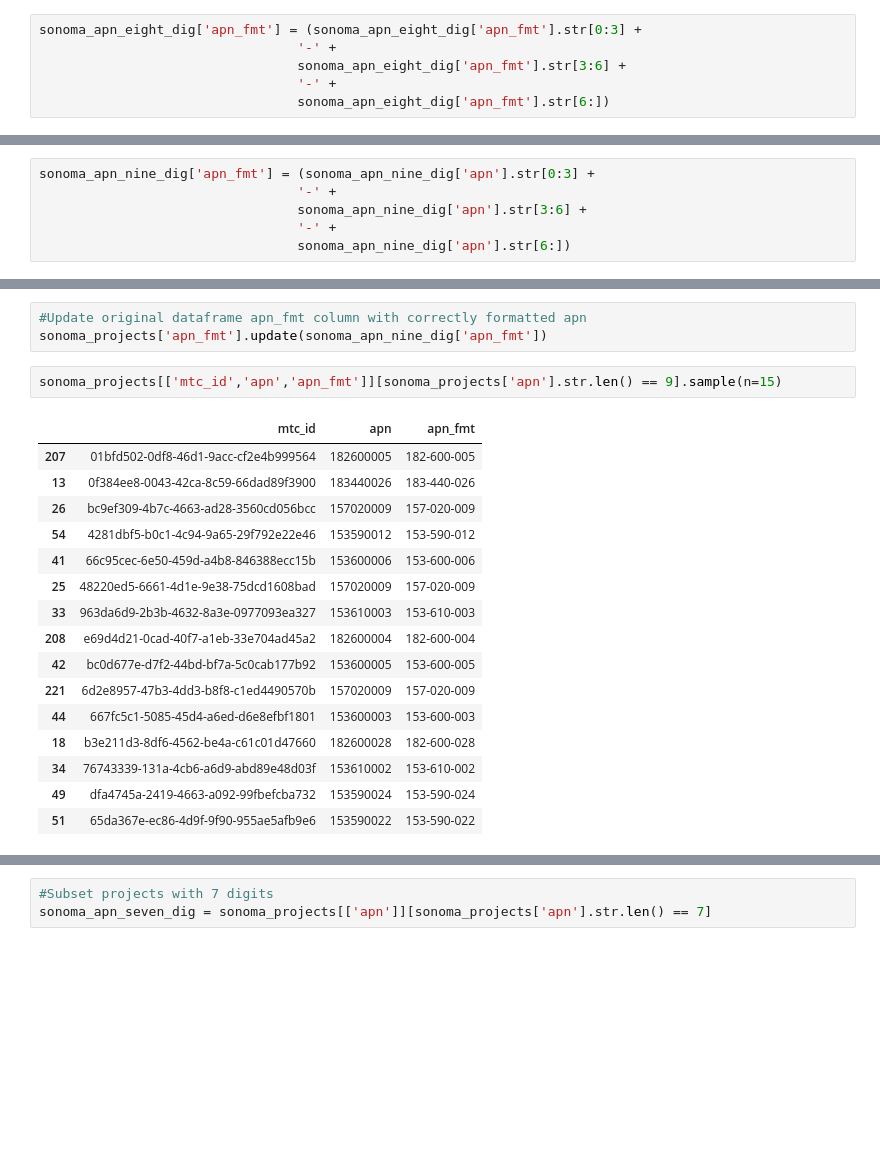
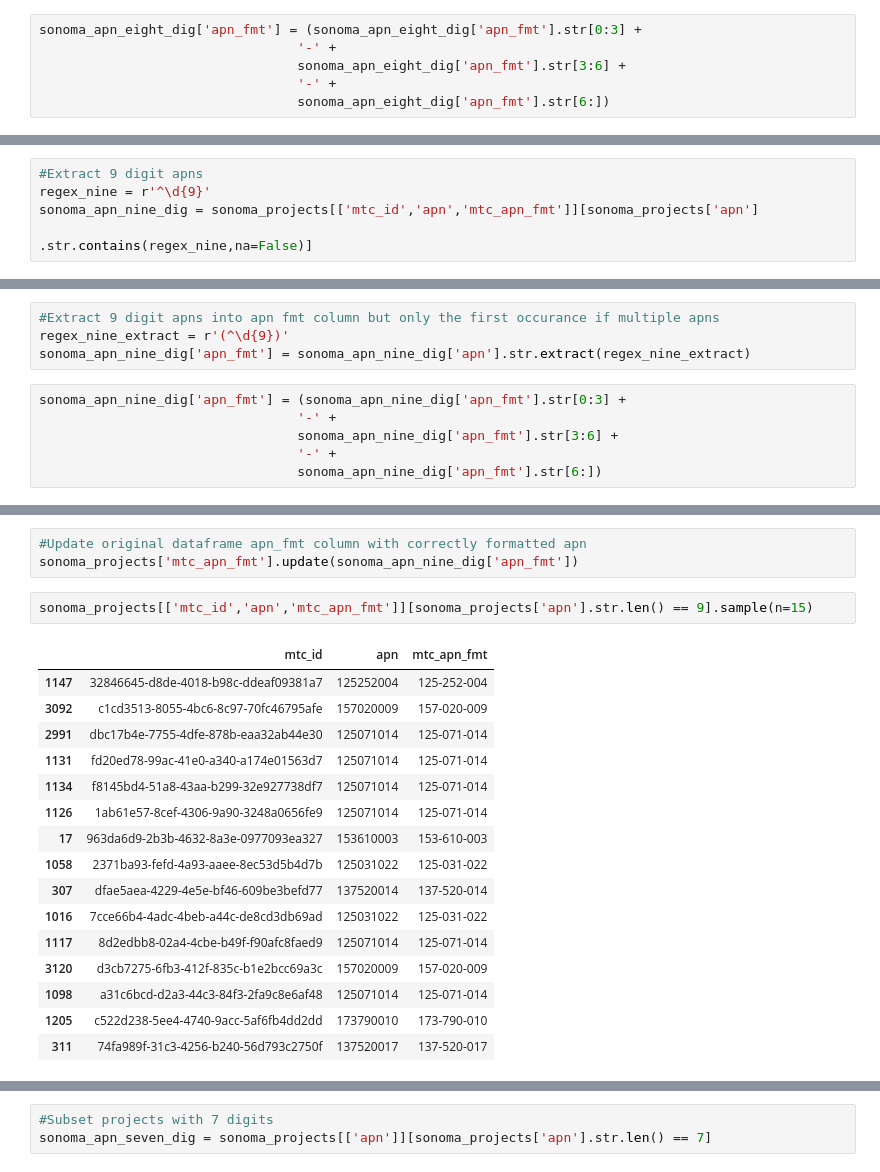
Before and after one commit to BayAreaMetro/MTCDataModel, a Jupyter notebook: Project-Documentation/hcd/HCD Annual Progress Report APN Match Sonoma County.ipynb, the cells around one changed output, grey strips where cells are left out. Saved outputs shown, nothing was run; the diff lists cells and outputs as text; blank space fills up the shorter version.

```diff
--- a/Project-Documentation/hcd/HCD Annual Progress Report APN Match Sonoma County.ipynb
+++ b/Project-Documentation/hcd/HCD Annual Progress Report APN Match Sonoma County.ipynb
@@ -283,0 +152,5 @@ sonoma_apn_nine_dig = sonoma_projects[['mtc_id','apn','apn_fmt']][sonoma_project
+# %%
+#Extract 9 digit apns
+regex_nine = r'^\d{9}'
+sonoma_apn_nine_dig = sonoma_projects[['mtc_id','apn','mtc_apn_fmt']][sonoma_projects['apn']
+                                                                      .str.contains(regex_nine,na=False)]
@@ -284,9 +161,13 @@ sonoma_apn_nine_dig = sonoma_projects[['mtc_id','apn','apn_fmt']][sonoma_project
+# %%
+#Extract 9 digit apns into apn fmt column but only the first occurance if multiple apns
+regex_nine_extract = r'(^\d{9})'
+sonoma_apn_nine_dig['apn_fmt'] = sonoma_apn_nine_dig['apn'].str.extract(regex_nine_extract)
 # %%
-sonoma_apn_nine_dig['apn_fmt'] = (sonoma_apn_nine_dig['apn'].str[0:3] +
+sonoma_apn_nine_dig['apn_fmt'] = (sonoma_apn_nine_dig['apn_fmt'].str[0:3] +
                                  '-' +
-                                 sonoma_apn_nine_dig['apn'].str[3:6] +
+                                 sonoma_apn_nine_dig['apn_fmt'].str[3:6] +
                                  '-' +
-                                 sonoma_apn_nine_dig['apn'].str[6:])
+                                 sonoma_apn_nine_dig['apn_fmt'].str[6:])
 # %%
 sonoma_apn_nine_dig
 # %% [output]
@@ -306,23 +187,23 @@ sonoma_apn_nine_dig
 # %%
 #Update original dataframe apn_fmt column with correctly formatted apn
-sonoma_projects['apn_fmt'].update(sonoma_apn_nine_dig['apn_fmt'])
+sonoma_projects['mtc_apn_fmt'].update(sonoma_apn_nine_dig['apn_fmt'])
 # %%
-sonoma_projects[['mtc_id','apn','apn_fmt']][sonoma_projects['apn'].str.len() == 9].sample(n=15)
+sonoma_projects[['mtc_id','apn','mtc_apn_fmt']][sonoma_projects['apn'].str.len() == 9].sample(n=15)
 # %% [output]
-|  | mtc_id | apn | apn_fmt |
-| 207 | 01bfd502-0df8-46d1-9acc-cf2e4b999564 | 182600005 | 182-600-005 |
-| 13 | 0f384ee8-0043-42ca-8c59-66dad89f3900 | 183440026 | 183-440-026 |
-| 26 | bc9ef309-4b7c-4663-ad28-3560cd056bcc | 157020009 | 157-020-009 |
-| 54 | 4281dbf5-b0c1-4c94-9a65-29f792e22e46 | 153590012 | 153-590-012 |
-| 41 | 66c95cec-6e50-459d-a4b8-846388ecc15b | 153600006 | 153-600-006 |
-| 25 | 48220ed5-6661-4d1e-9e38-75dcd1608bad | 157020009 | 157-020-009 |
-| 33 | 963da6d9-2b3b-4632-8a3e-0977093ea327 | 153610003 | 153-610-003 |
-| 208 | e69d4d21-0cad-40f7-a1eb-33e704ad45a2 | 182600004 | 182-600-004 |
-| 42 | bc0d677e-d7f2-44bd-bf7a-5c0cab177b92 | 153600005 | 153-600-005 |
-| 221 | 6d2e8957-47b3-4dd3-b8f8-c1ed4490570b | 157020009 | 157-020-009 |
-| 44 | 667fc5c1-5085-45d4-a6ed-d6e8efbf1801 | 153600003 | 153-600-003 |
-| 18 | b3e211d3-8df6-4562-be4a-c61c01d47660 | 182600028 | 182-600-028 |
-| 34 | 76743339-131a-4cb6-a6d9-abd89e48d03f | 153610002 | 153-610-002 |
-| 49 | dfa4745a-2419-4663-a092-99fbefcba732 | 153590024 | 153-590-024 |
-| 51 | 65da367e-ec86-4d9f-9f90-955ae5afb9e6 | 153590022 | 153-590-022 |
+|  | mtc_id | apn | mtc_apn_fmt |
+| 1147 | 32846645-d8de-4018-b98c-ddeaf09381a7 | 125252004 | 125-252-004 |
+| 3092 | c1cd3513-8055-4bc6-8c97-70fc46795afe | 157020009 | 157-020-009 |
+| 2991 | dbc17b4e-7755-4dfe-878b-eaa32ab44e30 | 125071014 | 125-071-014 |
+| 1131 | fd20ed78-99ac-41e0-a340-a174e01563d7 | 125071014 | 125-071-014 |
+| 1134 | f8145bd4-51a8-43aa-b299-32e927738df7 | 125071014 | 125-071-014 |
+| 1126 | 1ab61e57-8cef-4306-9a90-3248a0656fe9 | 125071014 | 125-071-014 |
+| 17 | 963da6d9-2b3b-4632-8a3e-0977093ea327 | 153610003 | 153-610-003 |
+| 1058 | 2371ba93-fefd-4a93-aaee-8ec53d5b4d7b | 125031022 | 125-031-022 |
+| 307 | dfae5aea-4229-4e5e-bf46-609be3befd77 | 137520014 | 137-520-014 |
+| 1016 | 7cce66b4-4adc-4beb-a44c-de8cd3db69ad | 125031022 | 125-031-022 |
+| 1117 | 8d2edbb8-02a4-4cbe-b49f-f90afc8faed9 | 125071014 | 125-071-014 |
+| 3120 | d3cb7275-6fb3-412f-835c-b1e2bcc69a3c | 157020009 | 157-020-009 |
+| 1098 | a31c6bcd-d2a3-44c3-84f3-2fa9c8e6af48 | 125071014 | 125-071-014 |
+| 1205 | c522d238-5ee4-4740-9acc-5af6fb4dd2dd | 173790010 | 173-790-010 |
+| 311 | 74fa989f-31c3-4256-b240-56d793c2750f | 137520017 | 137-520-017 |
 # %%
```
Also changed, not shown: parts of 54 cells of this notebook.
